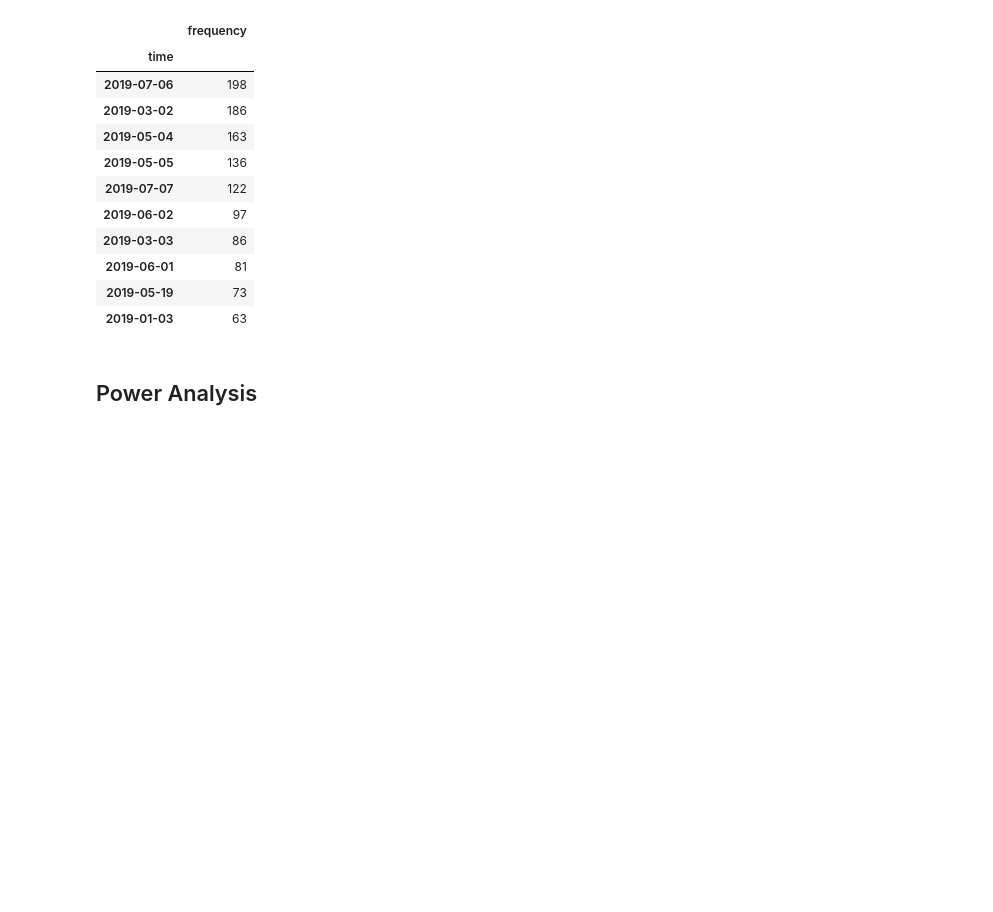
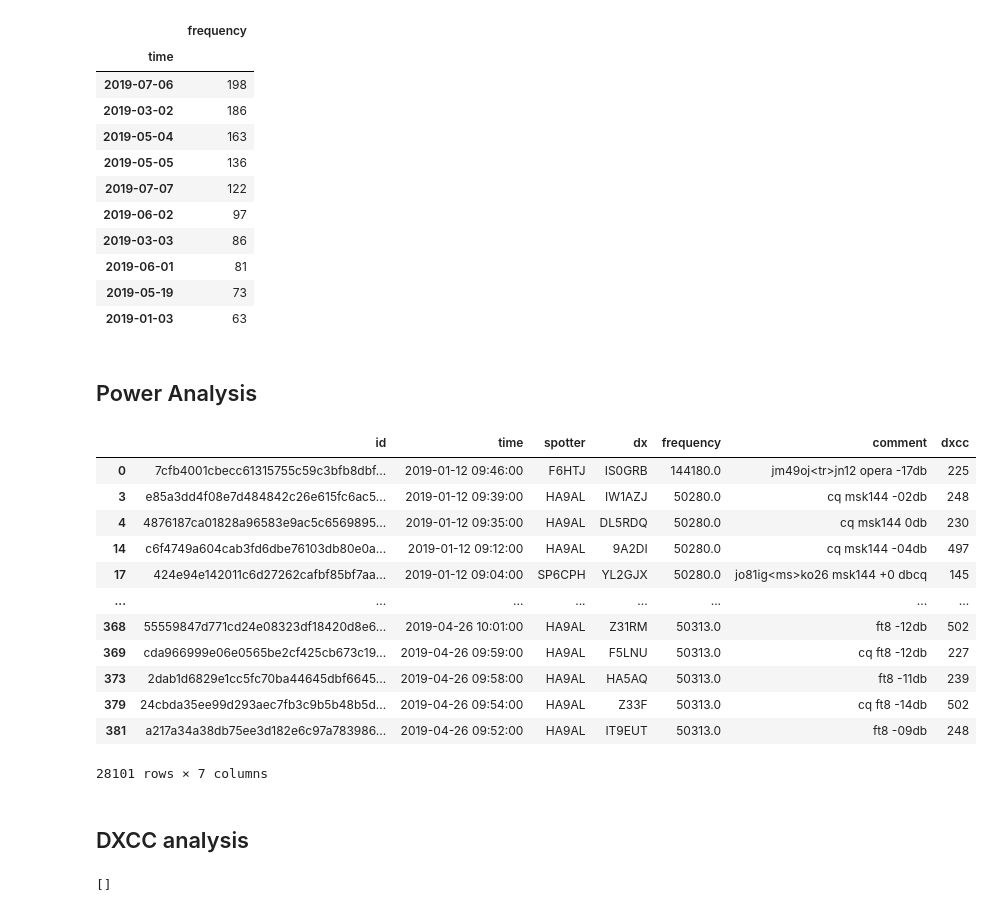
Before and after one commit to stelios-c/amateur_radio, a Jupyter notebook: dx_cluster.ipynb, the cells around one changed output. Cells and saved outputs as stored; diff of their text form; code cells hidden in the pictures; blank space fills up the shorter version.

```diff
--- a/dx_cluster.ipynb
+++ b/dx_cluster.ipynb
@@ -386,10 +403,20 @@ Vertical lines are bank holidays, but not contests?
 # %% [markdown]
 ## Power Analysis
 # %%
-concat_df[(concat_df
-           .assign(comment_array= concat_df.comment.str.split())
-           .explode('comment_array')
-           .comment_array
-           .str.endswith("db")
-           .dropna()
-          )]
+concat_df[ concat_df.comment.str.contains("db").fillna(False)]
+# %% [output]
+|  | id | time | spotter | dx | frequency | comment | dxcc |
+| 0 | 7cfb4001cbecc61315755c59c3bfb8dbf... | 2019-01-12 09:46:00 | F6HTJ | IS0GRB | 144180.0 | jm49oj<tr>jn12 opera -17db | 225 |
+| 3 | e85a3dd4f08e7d484842c26e615fc6ac5... | 2019-01-12 09:39:00 | HA9AL | IW1AZJ | 50280.0 | cq msk144 -02db | 248 |
+| 4 | 4876187ca01828a96583e9ac5c6569895... | 2019-01-12 09:35:00 | HA9AL | DL5RDQ | 50280.0 | cq msk144 0db | 230 |
+| 14 | c6f4749a604cab3fd6dbe76103db80e0a... | 2019-01-12 09:12:00 | HA9AL | 9A2DI | 50280.0 | cq msk144 -04db | 497 |
+| 17 | 424e94e142011c6d27262cafbf85bf7aa... | 2019-01-12 09:04:00 | SP6CPH | YL2GJX | 50280.0 | jo81ig<ms>ko26 msk144 +0 dbcq | 145 |
+| ... | ... | ... | ... | ... | ... | ... | ... |
+| 368 | 55559847d771cd24e08323df18420d8e6... | 2019-04-26 10:01:00 | HA9AL | Z31RM | 50313.0 | ft8 -12db | 502 |
+| 369 | cda966999e06e0565be2cf425cb673c19... | 2019-04-26 09:59:00 | HA9AL | F5LNU | 50313.0 | cq ft8 -12db | 227 |
+| 373 | 2dab1d6829e1cc5fc70ba44645dbf6645... | 2019-04-26 09:58:00 | HA9AL | HA5AQ | 50313.0 | ft8 -11db | 239 |
+| 379 | 24cbda35ee99d293aec7fb3c9b5b48b5d... | 2019-04-26 09:54:00 | HA9AL | Z33F | 50313.0 | cq ft8 -14db | 502 |
+| 381 | a217a34a38db75ee3d182e6c97a783986... | 2019-04-26 09:52:00 | HA9AL | IT9EUT | 50313.0 | ft8 -09db | 248 |
+28101 rows × 7 columns
+# %% [markdown]
+## DXCC analysis
@@ -395,0 +425,4 @@ concat_df[(concat_df
+# %%
+dxcc_tables
+# %% [output]
+[]
```
Also changed, not shown: parts of 2 cells of this notebook.
